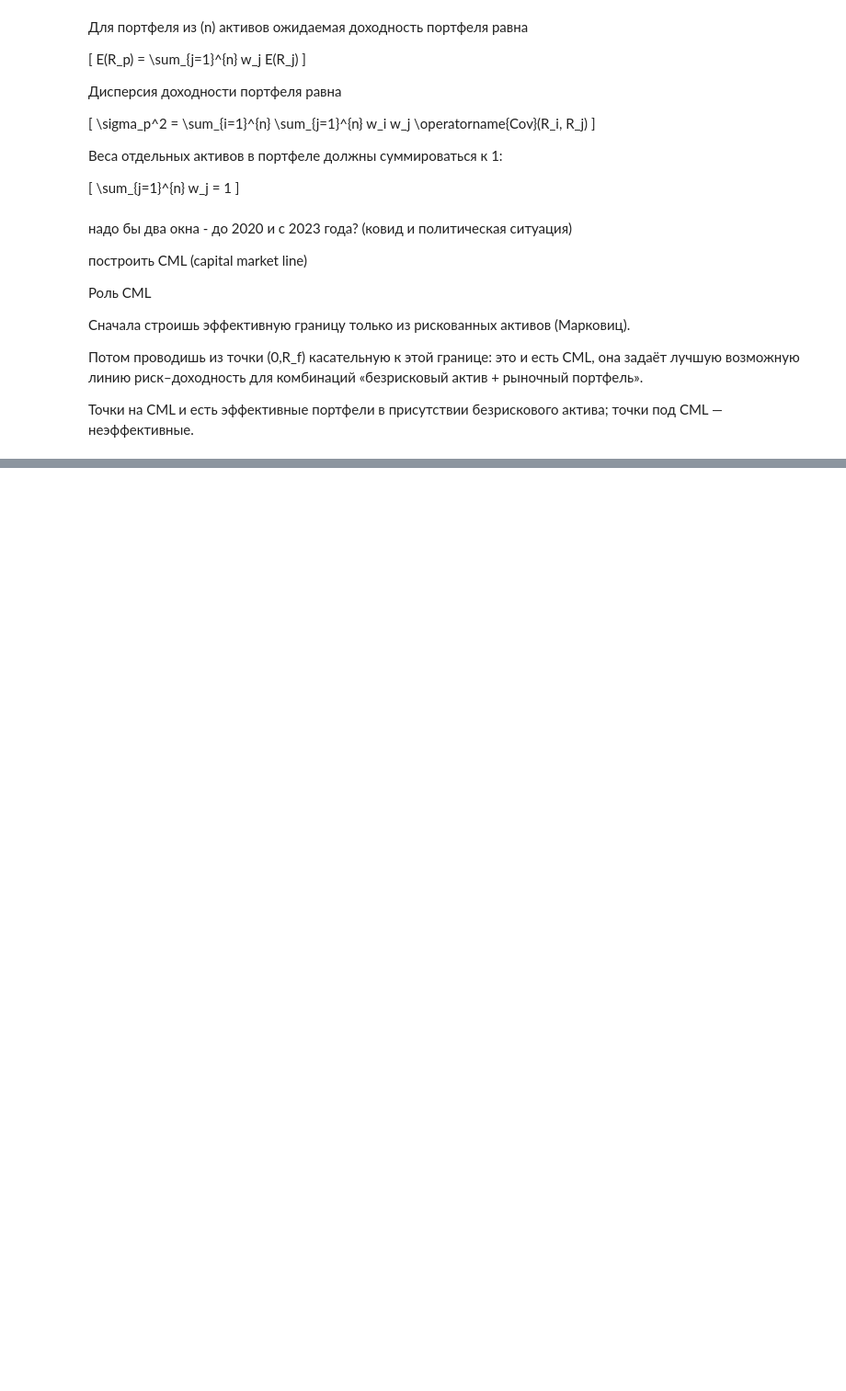
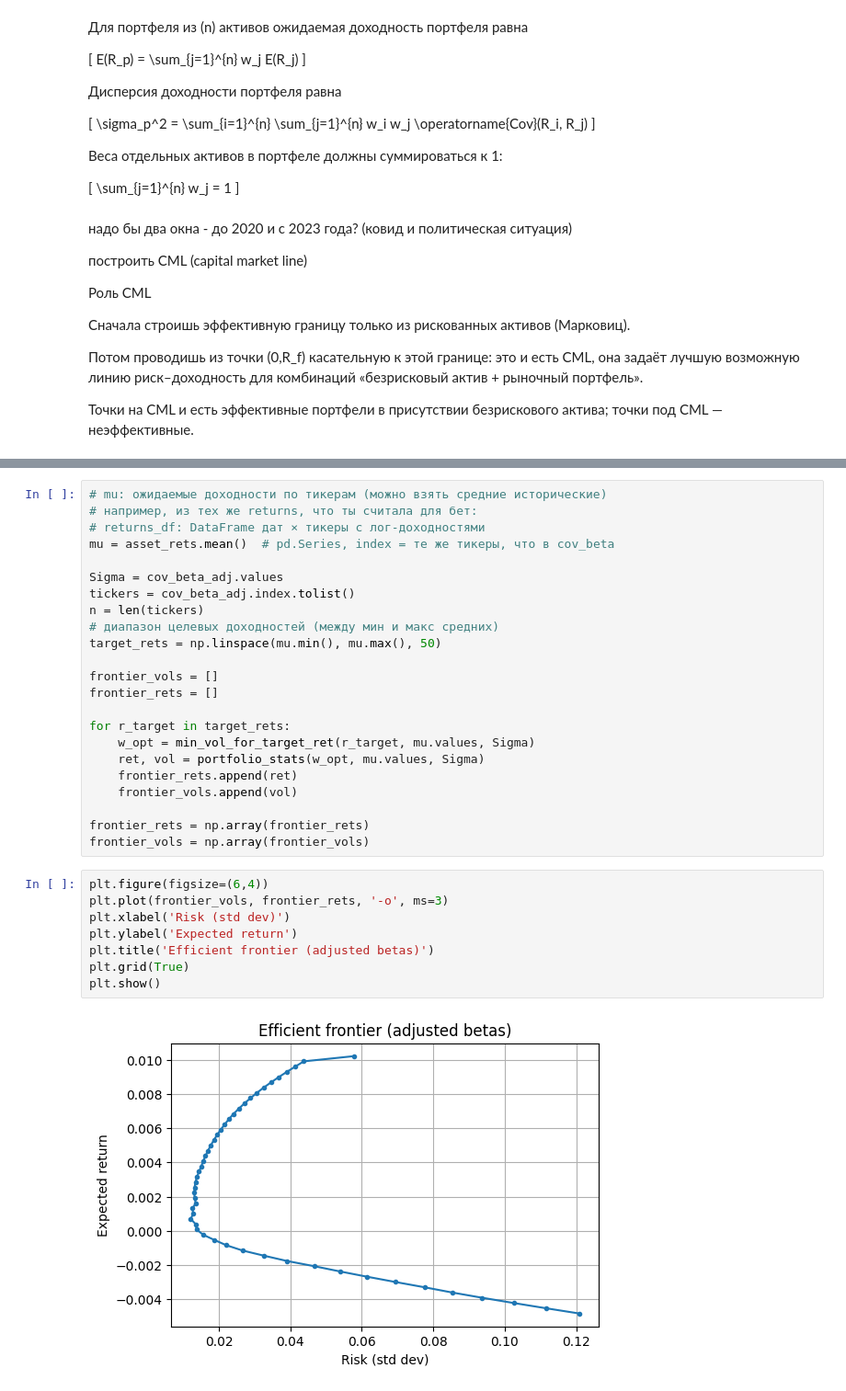
Before and after one commit to mastartseva/risk_management_project_1, a Jupyter notebook: ver1.ipynb, the cells around one changed output, grey strips where cells are left out. Shown at 92% size. Cells and saved outputs as stored; diff of their text form; blank space fills up the shorter version.

```diff
--- a/ver1.ipynb
+++ b/ver1.ipynb
@@ -891,0 +1513,33 @@ E(R_p) = \sum_{j=1}^{n} w_j E(R_j)
+# %%
+# mu: ожидаемые доходности по тикерам (можно взять средние исторические)
+# например, из тех же returns, что ты считала для бет:
+# returns_df: DataFrame дат × тикеры с лог-доходностями
+mu = asset_rets.mean()  # pd.Series, index = те же тикеры, что в cov_beta
+
+Sigma = cov_beta_adj.values
+tickers = cov_beta_adj.index.tolist()
+n = len(tickers)
+# диапазон целевых доходностей (между мин и макс средних)
+target_rets = np.linspace(mu.min(), mu.max(), 50)
+
+frontier_vols = []
+frontier_rets = []
+
+for r_target in target_rets:
+    w_opt = min_vol_for_target_ret(r_target, mu.values, Sigma)
+    ret, vol = portfolio_stats(w_opt, mu.values, Sigma)
+    frontier_rets.append(ret)
+    frontier_vols.append(vol)
+
+frontier_rets = np.array(frontier_rets)
+frontier_vols = np.array(frontier_vols)
+# %%
+plt.figure(figsize=(6,4))
+plt.plot(frontier_vols, frontier_rets, '-o', ms=3)
+plt.xlabel('Risk (std dev)')
+plt.ylabel('Expected return')
+plt.title('Efficient frontier (adjusted betas)')
+plt.grid(True)
+plt.show()
+# %% [output]
+[figure, added]
```
Also changed, not shown: parts of 19 cells of this notebook, 4 other files.
